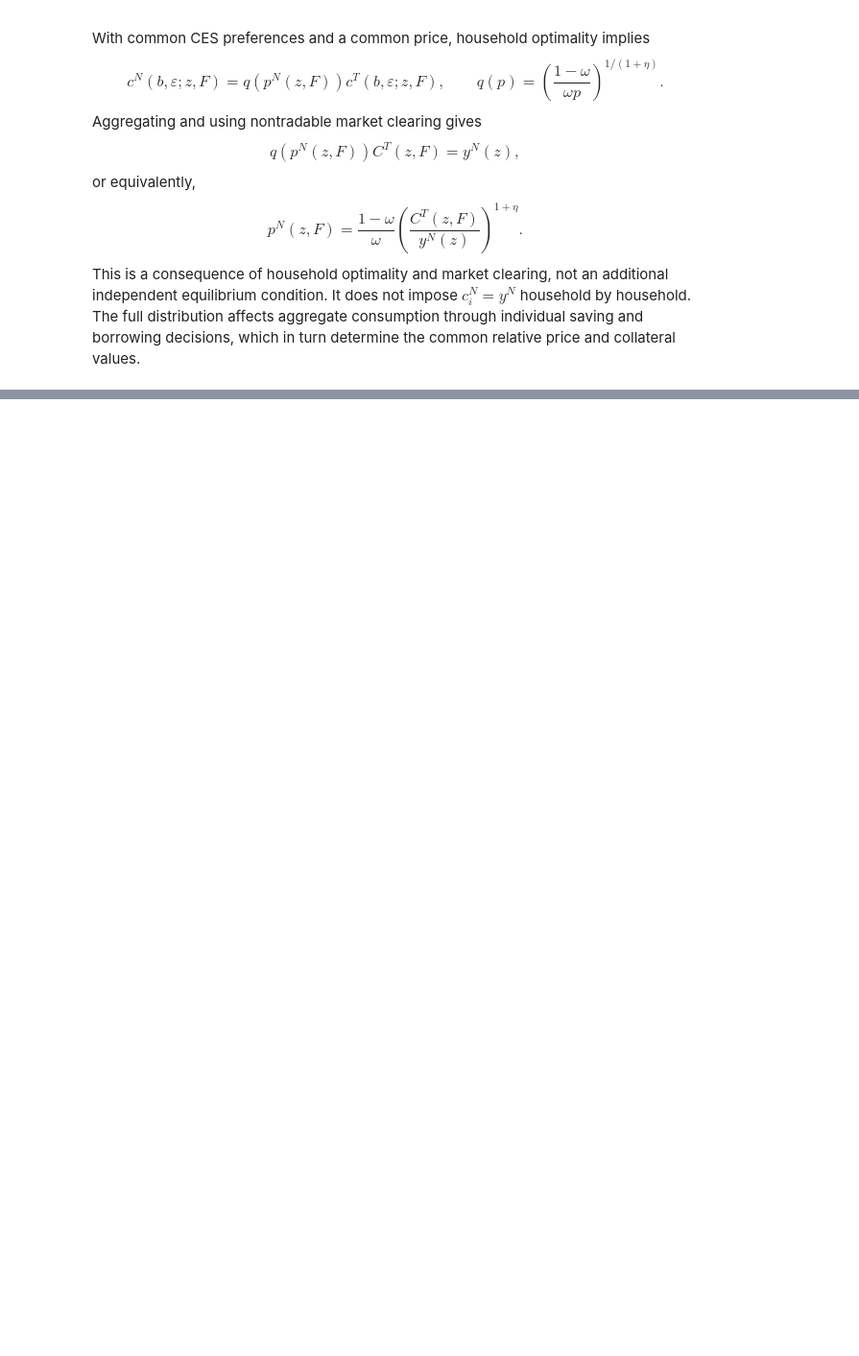
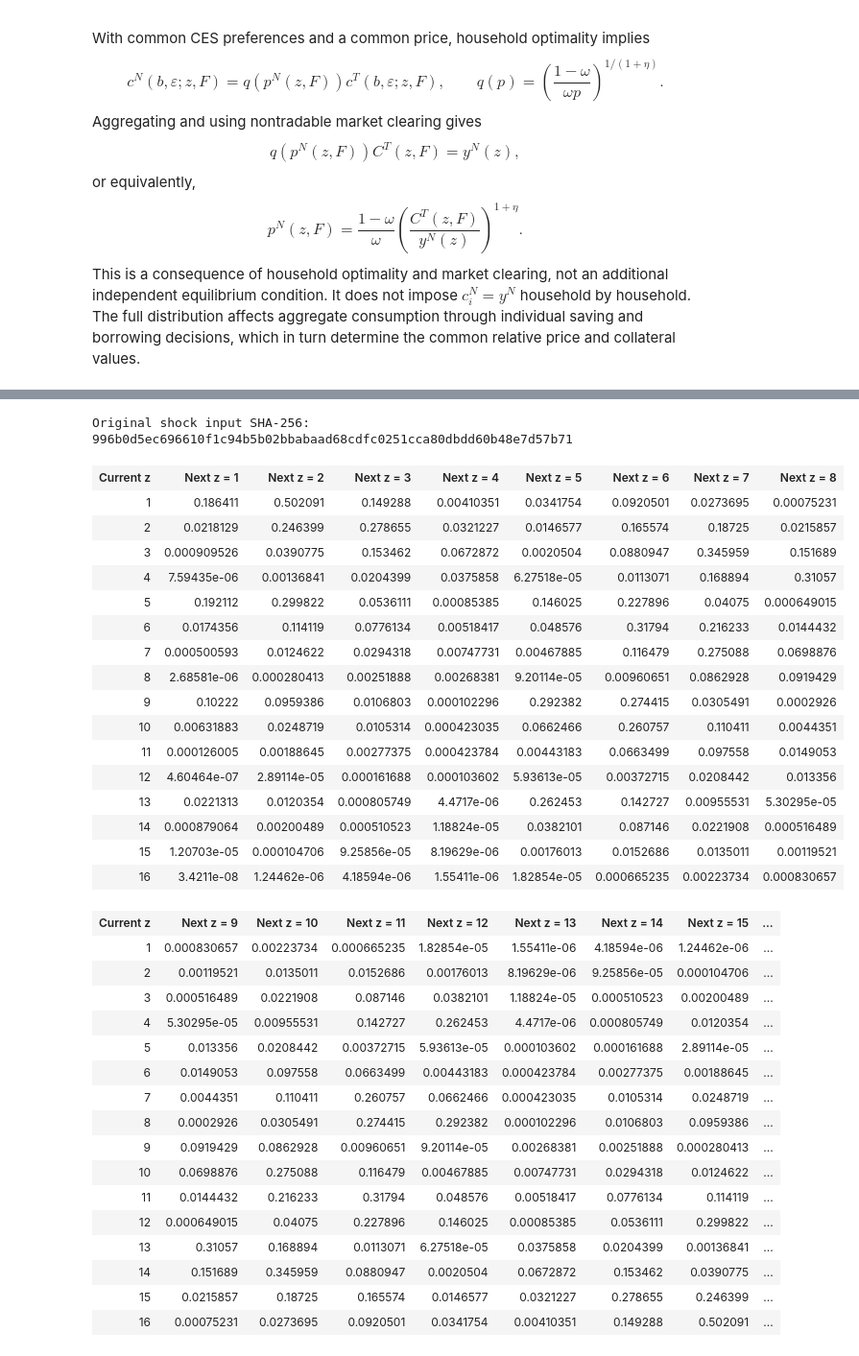
Before and after one commit to YuxuanZhao-Econ/HA_with_Collateral_Constraint, a Jupyter notebook: notebooks/HA_Collateral_Constraint.ipynb, the cells around one changed output, grey strips where cells are left out. Shown at 96% size. Drawn from its saved outputs; the diff is of its cells as text; code cells hidden in the pictures; blank space fills up the shorter version.

```diff
--- a/notebooks/HA_Collateral_Constraint.ipynb
+++ b/notebooks/HA_Collateral_Constraint.ipynb
@@ -372,0 +458,33 @@ This is a consequence of household optimality and market clearing, not an additi
+# %%
+m0 = model(nb=121, nB=41, nf=601, Bmin=-1.10, Bmax=-0.30)
+showtable(["Parameter", "Loaded value", "Original target / role"], [
+    ("beta", m0.p.beta, "Average NFA/GDP = -29%; inherited, not re-targeted"),
+    ("sigma", m0.p.sigma, "Standard CRRA benchmark"),
+    ("omega", m0.p.omega, "Tradable output value share = 32%"),
+    ("eta", m0.p.eta, "Derived from elasticity 0.83"),
+    ("1/(1+eta)", 1/(1+m0.p.eta), "Intratemporal elasticity"),
+    ("r", m0.p.r, "Annual world interest rate"),
+    ("R", m0.p.R, "1+r"),
+    ("kappaT", m0.p.kappaT, "Original sudden-stop frequency = 5.5%"),
+    ("kappaN", m0.p.kappaN, "Equal to kappaT"),
+    ("epsilon support", string(m0.e), "Illustrative IID income risk"),
+    ("epsilon probabilities", string(m0.pe), "Equal probabilities"),
+])
+Astat = Matrix{Float64}(I,m0.nz,m0.nz) - m0.Pi'
+Astat[end,:] .= 1.0
+rhs_stat = zeros(m0.nz); rhs_stat[end] = 1.0
+stationary_z = Astat \ rhs_stat
+showtable(["State z", "Tradable endowment", "Nontradable endowment", "Stationary probability"], [
+    (z,m0.yT[z],m0.yN[z],stationary_z[z]) for z in 1:m0.nz
+])
+showtable(["Input check", "Value"], [
+    ("Stationary mean tradable endowment", dot(stationary_z,m0.yT)),
+    ("Stationary mean nontradable endowment", dot(stationary_z,m0.yN)),
+    ("Minimum household tradable endowment", minimum(m0.yT)+minimum(m0.e)),
+    ("Minimum aggregate transition probability", minimum(m0.Pi)),
+])
+@assert abs(dot(m0.e,m0.pe)) < 1e-14
+@assert maximum(abs.(sum(m0.Pi,dims=2).-1)) < 1e-14
+@assert maximum(abs.(m0.Pi'*stationary_z-stationary_z)) < 1e-14
+@assert abs(dot(stationary_z,m0.yT)-1) < 1e-13
+@assert abs(dot(stationary_z,m0.yN)-1) < 1e-13
@@ -372,0 +1266,45 @@ This is a consequence of household optimality and market clearing, not an additi
+# %%
+shock_file = joinpath(ROOT,"reference","MatlabCode_overborrowingAER_web","proc_shock.mat")
+@assert bytes2hex(sha256(read(shock_file))) == HA.SHOCK_FILE_SHA256
+println("Original shock input SHA-256: ", HA.SHOCK_FILE_SHA256)
+for cols in (1:8,9:16)
+    headers = vcat(["Current z"],["Next z = $j" for j in cols])
+    rows = [(z,(m0.Pi[z,j] for j in cols)...) for z in 1:m0.nz]
+    showtable(headers,rows)
+end
+# %% [output]
+Original shock input SHA-256: 996b0d5ec696610f1c94b5b02bbabaad68cdfc0251cca80dbdd60b48e7d57b71
+| Current z | Next z = 1 | Next z = 2 | Next z = 3 | Next z = 4 | Next z = 5 | Next z = 6 | Next z = 7 | Next z = 8 |
+| 1 | 0.186411 | 0.502091 | 0.149288 | 0.00410351 | 0.0341754 | 0.0920501 | 0.0273695 | 0.00075231 |
+| 2 | 0.0218129 | 0.246399 | 0.278655 | 0.0321227 | 0.0146577 | 0.165574 | 0.18725 | 0.0215857 |
+| 3 | 0.000909526 | 0.0390775 | 0.153462 | 0.0672872 | 0.0020504 | 0.0880947 | 0.345959 | 0.151689 |
+| 4 | 7.59435e-06 | 0.00136841 | 0.0204399 | 0.0375858 | 6.27518e-05 | 0.0113071 | 0.168894 | 0.31057 |
+| 5 | 0.192112 | 0.299822 | 0.0536111 | 0.00085385 | 0.146025 | 0.227896 | 0.04075 | 0.000649015 |
+| 6 | 0.0174356 | 0.114119 | 0.0776134 | 0.00518417 | 0.048576 | 0.31794 | 0.216233 | 0.0144432 |
+| 7 | 0.000500593 | 0.0124622 | 0.0294318 | 0.00747731 | 0.00467885 | 0.116479 | 0.275088 | 0.0698876 |
+| 8 | 2.68581e-06 | 0.000280413 | 0.00251888 | 0.00268381 | 9.20114e-05 | 0.00960651 | 0.0862928 | 0.0919429 |
+| 9 | 0.10222 | 0.0959386 | 0.0106803 | 0.000102296 | 0.292382 | 0.274415 | 0.0305491 | 0.0002926 |
+| 10 | 0.00631883 | 0.0248719 | 0.0105314 | 0.000423035 | 0.0662466 | 0.260757 | 0.110411 | 0.0044351 |
+| 11 | 0.000126005 | 0.00188645 | 0.00277375 | 0.000423784 | 0.00443183 | 0.0663499 | 0.097558 | 0.0149053 |
+| 12 | 4.60464e-07 | 2.89114e-05 | 0.000161688 | 0.000103602 | 5.93613e-05 | 0.00372715 | 0.0208442 | 0.013356 |
+| 13 | 0.0221313 | 0.0120354 | 0.000805749 | 4.4717e-06 | 0.262453 | 0.142727 | 0.00955531 | 5.30295e-05 |
+| 14 | 0.000879064 | 0.00200489 | 0.000510523 | 1.18824e-05 | 0.0382101 | 0.087146 | 0.0221908 | 0.000516489 |
+| 15 | 1.20703e-05 | 0.000104706 | 9.25856e-05 | 8.19629e-06 | 0.00176013 | 0.0152686 | 0.0135011 | 0.00119521 |
+| 16 | 3.4211e-08 | 1.24462e-06 | 4.18594e-06 | 1.55411e-06 | 1.82854e-05 | 0.000665235 | 0.00223734 | 0.000830657 |
+| Current z | Next z = 9 | Next z = 10 | Next z = 11 | Next z = 12 | Next z = 13 | Next z = 14 | Next z = 15 | ... |
+| 1 | 0.000830657 | 0.00223734 | 0.000665235 | 1.82854e-05 | 1.55411e-06 | 4.18594e-06 | 1.24462e-06 | ... |
+| 2 | 0.00119521 | 0.0135011 | 0.0152686 | 0.00176013 | 8.19629e-06 | 9.25856e-05 | 0.000104706 | ... |
+| 3 | 0.000516489 | 0.0221908 | 0.087146 | 0.0382101 | 1.18824e-05 | 0.000510523 | 0.00200489 | ... |
+| 4 | 5.30295e-05 | 0.00955531 | 0.142727 | 0.262453 | 4.4717e-06 | 0.000805749 | 0.0120354 | ... |
+| 5 | 0.013356 | 0.0208442 | 0.00372715 | 5.93613e-05 | 0.000103602 | 0.000161688 | 2.89114e-05 | ... |
+| 6 | 0.0149053 | 0.097558 | 0.0663499 | 0.00443183 | 0.000423784 | 0.00277375 | 0.00188645 | ... |
+| 7 | 0.0044351 | 0.110411 | 0.260757 | 0.0662466 | 0.000423035 | 0.0105314 | 0.0248719 | ... |
+| 8 | 0.0002926 | 0.0305491 | 0.274415 | 0.292382 | 0.000102296 | 0.0106803 | 0.0959386 | ... |
+| 9 | 0.0919429 | 0.0862928 | 0.00960651 | 9.20114e-05 | 0.00268381 | 0.00251888 | 0.000280413 | ... |
+| 10 | 0.0698876 | 0.275088 | 0.116479 | 0.00467885 | 0.00747731 | 0.0294318 | 0.0124622 | ... |
+| 11 | 0.0144432 | 0.216233 | 0.31794 | 0.048576 | 0.00518417 | 0.0776134 | 0.114119 | ... |
+| 12 | 0.000649015 | 0.04075 | 0.227896 | 0.146025 | 0.00085385 | 0.0536111 | 0.299822 | ... |
+| 13 | 0.31057 | 0.168894 | 0.0113071 | 6.27518e-05 | 0.0375858 | 0.0204399 | 0.00136841 | ... |
+| 14 | 0.151689 | 0.345959 | 0.0880947 | 0.0020504 | 0.0672872 | 0.153462 | 0.0390775 | ... |
+| 15 | 0.0215857 | 0.18725 | 0.165574 | 0.0146577 | 0.0321227 | 0.278655 | 0.246399 | ... |
+| 16 | 0.00075231 | 0.0273695 | 0.0920501 | 0.0341754 | 0.00410351 | 0.149288 | 0.502091 | ... |
```
Also changed, not shown: parts of 27 cells of this notebook, 23 other files.
